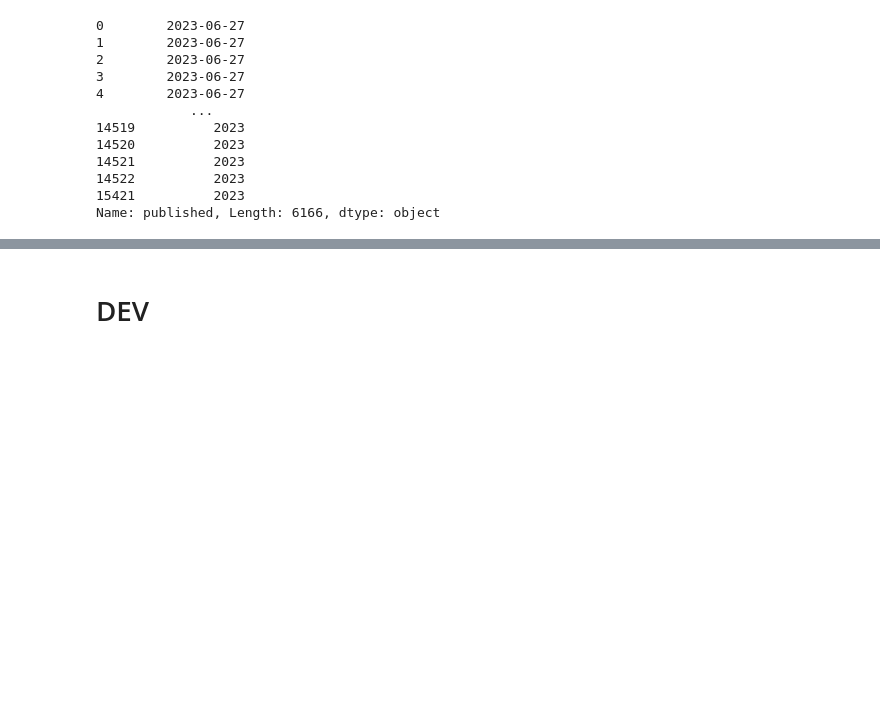
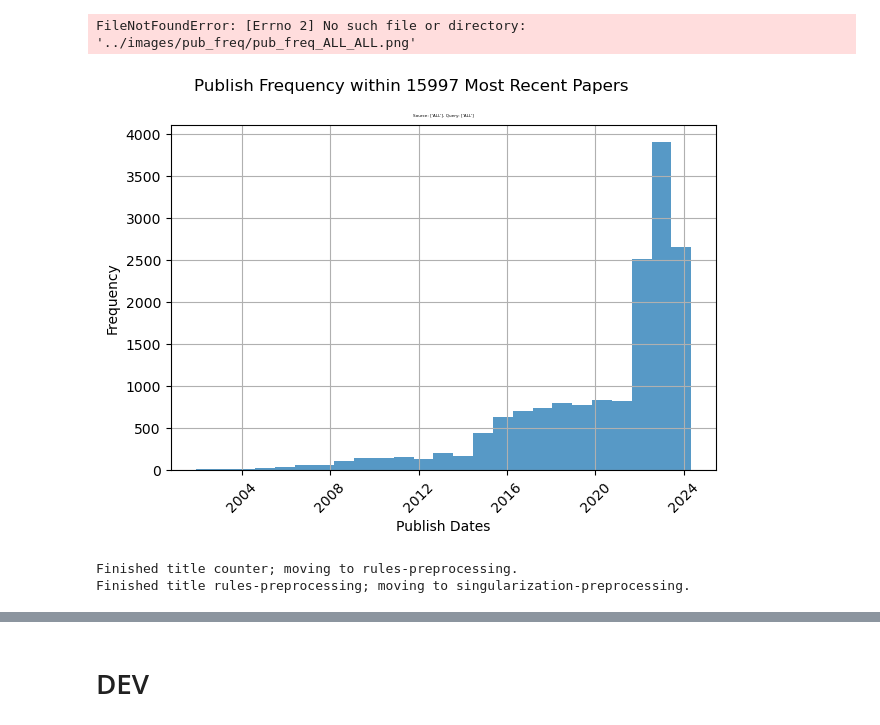
Before and after one commit to kkakdugee/x-force, a Jupyter notebook: code/Development/eda-graphing.ipynb, the cells around one changed output, grey strips where cells are left out. Drawn from its saved outputs; the diff is of its cells as text; code cells hidden in the pictures; blank space fills up the shorter version.

```diff
--- a/code/Development/eda-graphing.ipynb
+++ b/code/Development/eda-graphing.ipynb
@@ -386,34 +0,0 @@ class XForce_Grapher():
-# %%
-test = XForce_Grapher()
-df = test.get_data()
-
-source = "ALL"
-query = "radiation"
-if source != "ALL":
-    df = df[df["source"] == source]
-df = df[df["query"] == query]
-dates_extract = df["published"].apply(lambda x: x.split('T')[0])
-dates_extract
-# dates = [datetime(int(i.split("-")[0]), int(i.split("-")[1]), int(i.split("-")[2])) for i in dates_extract]
-
-# plt.title(f"Source: {source}, Query: {query}")
-# plt.suptitle(f"Publish Frequency within {len(dates)} Most Recent Papers")
-# plt.xlabel("Publish Dates")
-# plt.ylabel("Frequency")
-# plt.grid("True")
-# plt.xticks(rotation=45)
-# plt.hist(dates, 25, alpha=.75)
-# plt.show()
-# %% [output]
-0        2023-06-27
-1        2023-06-27
-2        2023-06-27
-3        2023-06-27
-4        2023-06-27
-            ...
-14519          2023
-14520          2023
-14521          2023
-14522          2023
-15421          2023
-Name: published, Length: 6166, dtype: object
@@ -419,0 +9,20 @@ Name: published, Length: 6166, dtype: object
+# %%
+class TextNorm(helper.Normalize):
+    """Map a list of text values to the float range 0-1"""
+
+    def __init__(self, textvals, clip=False):
+        self._clip = clip
+        # if you want, clean text here, for duplicate, sorting, etc
+        ltextvals = set(textvals)
+        self.N = len(ltextvals)
+        self.textmap = dict(
+            [(text, float(i)/(self.N-1)) for i, text in enumerate(ltextvals)])
+        self._vmin = 0
+        self._vmax = 1
+
+    def __call__(self, x, clip=None):
+        ret = helper.ma.asarray([self.textmap.get(xkey, -1) for xkey in x])
+        return ret
+
+    def inverse(self, value):
+        return ValueError("TextNorm is not invertible")
@@ -419,0 +645,14 @@ Name: published, Length: 6166, dtype: object
+# %%
+test = XForce_Grapher()
+test.graph_pub_freq()
+# %% [output]
+FileNotFoundError: [Errno 2] No such file or directory: '../images/pub_freq/pub_freq_ALL_ALL.png'
+[figure, added]
+# %%
+test = XForce_Grapher()
+test.load_nlp_summary()
+test.graph_keyword_freq()
+df = test.get_nlp_summary()
+# %% [output]
+Finished title counter; moving to rules-preprocessing.
+Finished title rules-preprocessing; moving to singularization-preprocessing.
```
Also changed, not shown: parts of 16 cells of this notebook, 11 other files.
